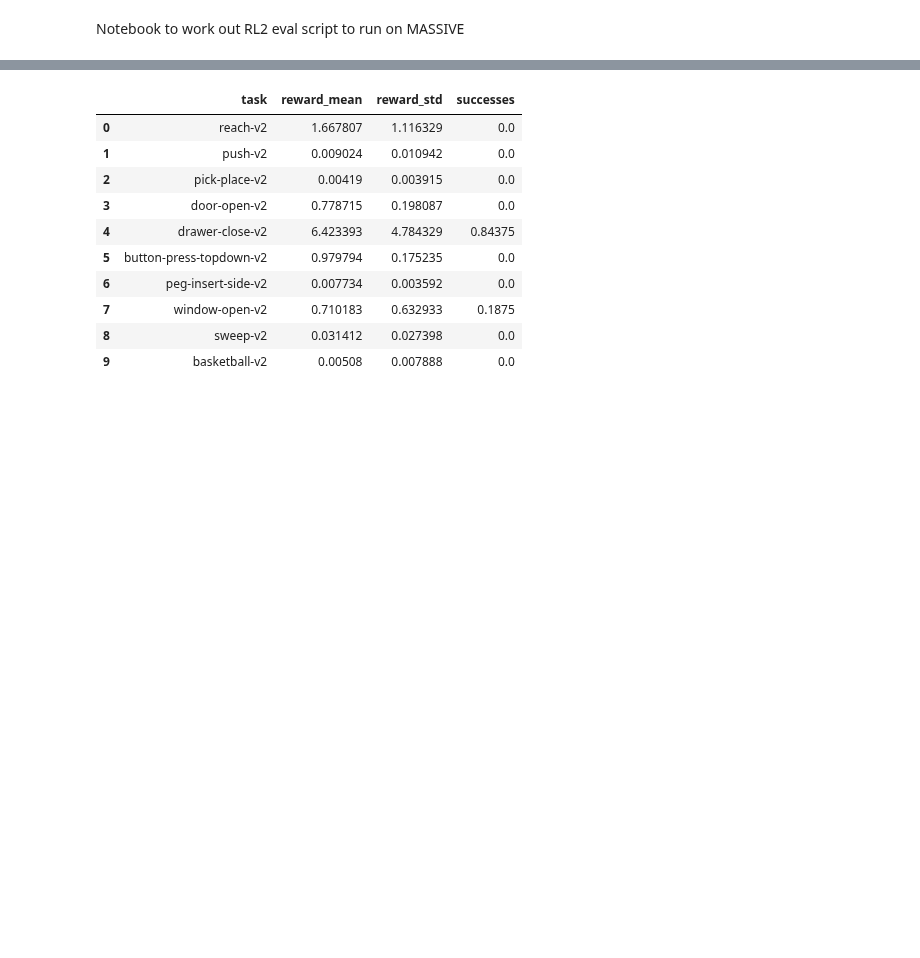
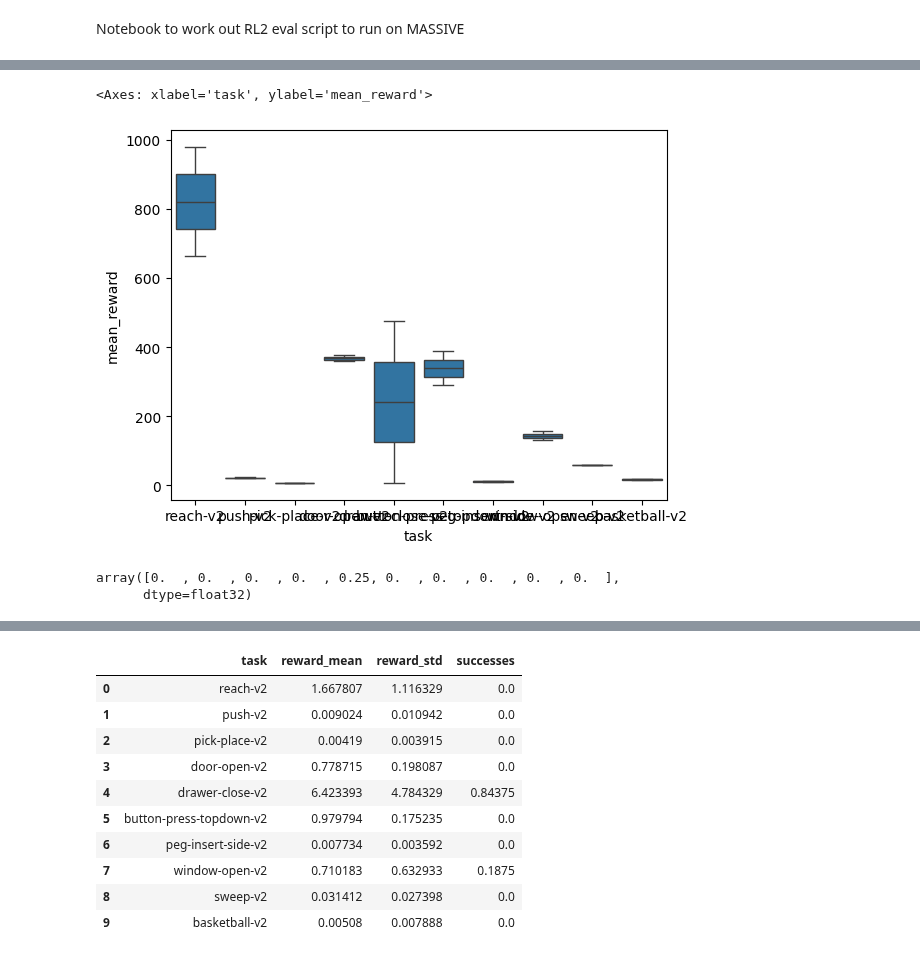
Before and after one commit to gdubbs100/right_left_brain_rl, a Jupyter notebook: rl2_eval_working.ipynb, the cells around one changed output, grey strips where cells are left out. Drawn from its saved outputs; the diff is of its cells as text; code cells hidden in the pictures; blank space fills up the shorter version.

```diff
--- a/rl2_eval_working.ipynb
+++ b/rl2_eval_working.ipynb
@@ -22,0 +190,24 @@ encoder_net = torch.load(RUN_FOLDER + '/models/encoder.pt')
+# %%
+def combine_results(task_list, rewards, successes):
+
+    reward_df = pd.DataFrame(
+        rewards.detach().cpu().numpy().tolist(),
+        index = train_tasks
+        )\
+        .melt(
+            var_name='episode',
+            value_name = 'mean_rewards',
+            ignore_index=False
+        ).reset_index().rename(columns = {'index':'tasks'})
+
+    success_df = pd.DataFrame(
+        successes.detach().cpu().numpy().tolist(),
+        index = train_tasks
+        )\
+        .melt(
+            var_name='episode',
+            value_name = 'successes',
+            ignore_index=False
+        ).reset_index().rename(columns = {'index':'tasks'})
+
+    return reward_df.merge(success_df, on=['tasks','episode'])
@@ -22,0 +329,11 @@ encoder_net = torch.load(RUN_FOLDER + '/models/encoder.pt')
+# %%
+import seaborn as sns
+combined = pd.concat([results1, results2])
+sns.boxplot(
+    data = combined,
+    x = 'task',
+    y = 'mean_reward'
+)
+# %% [output]
+<Axes: xlabel='task', ylabel='mean_reward'>
+[figure, added]
@@ -22,0 +342,5 @@ encoder_net = torch.load(RUN_FOLDER + '/models/encoder.pt')
+# %%
+successes.mean(dim = 1).detach().cpu().numpy()
+# %% [output]
+array([0.  , 0.  , 0.  , 0.  , 0.25, 0.  , 0.  , 0.  , 0.  , 0.  ],
+      dtype=float32)
```
Also changed, not shown: parts of 30 cells of this notebook, 6 other files.
